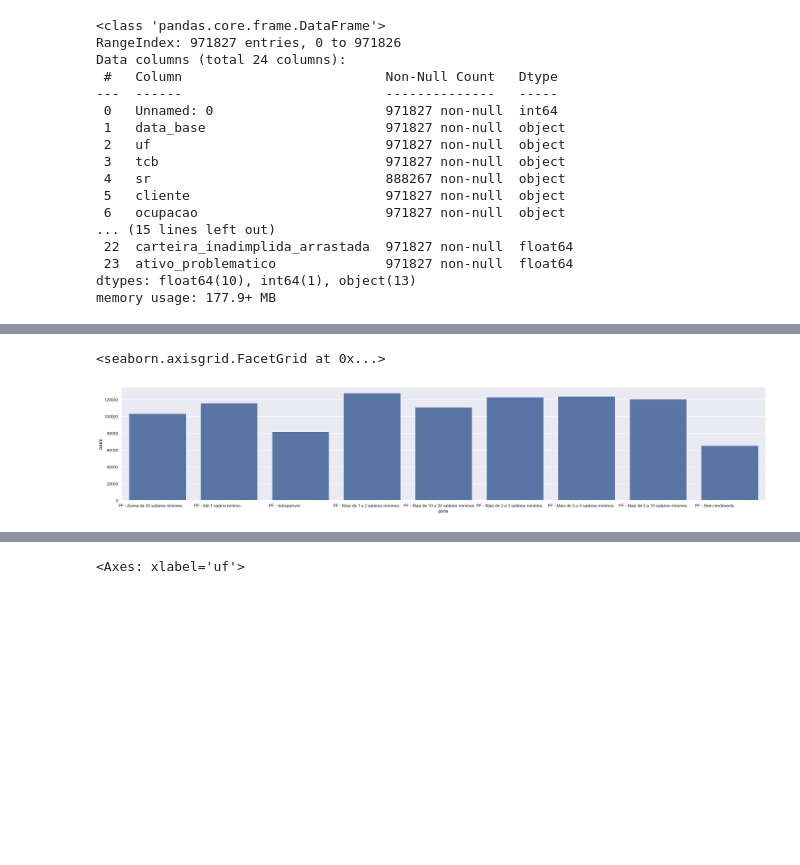
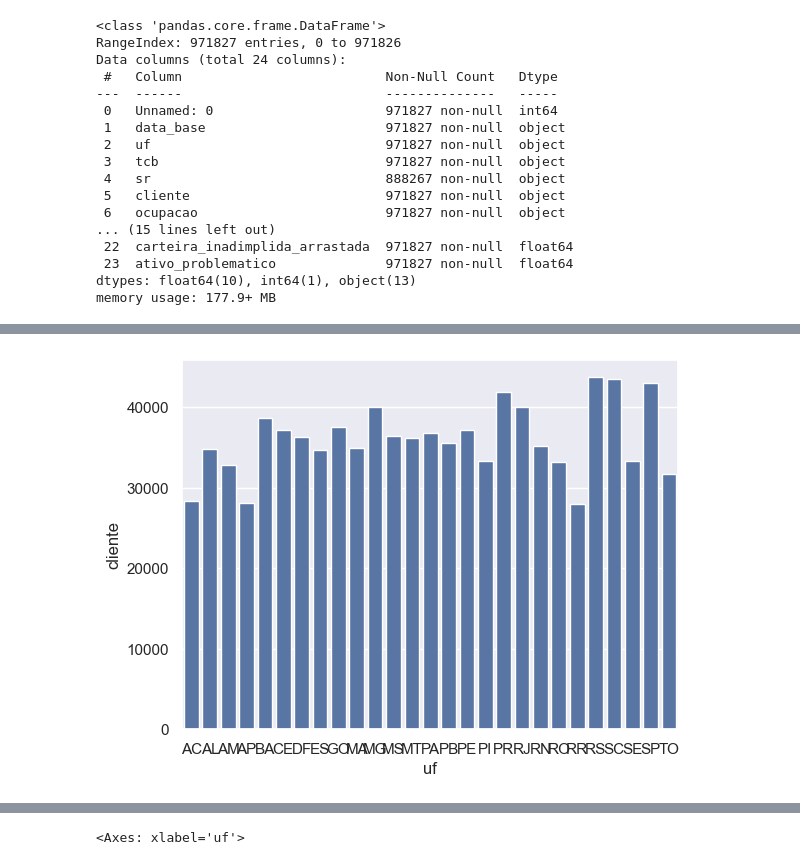
Before and after one commit to FranciniSantana/analise-scr-data, a Jupyter notebook: notebook/analise-descritiva.ipynb, the cells around one changed output, grey strips where cells are left out. Drawn from its saved outputs; the diff is of its cells as text; code cells hidden in the pictures; blank space fills up the shorter version.

```diff
--- a/notebook/analise-descritiva.ipynb
+++ b/notebook/analise-descritiva.ipynb
@@ -57,6 +58,6 @@ df[colunas_numericas].describe()
 | 75% | 2024263.31 | 774717.10 | 42389.47 | 623.95 | ... |
 | max | 5581369744.12 | 1888495264.63 | 255548319.52 | 70322519.44 | ... |
 # %%
-client_uf = df.groupby('uf')['cliente'].count()
+client_uf = df.groupby('uf')['cliente'].count().reset_index()
 client_uf
 # %% [output]
@@ -80,8 +81,7 @@ Name: cliente, dtype: int64
 # %%
 #definindo um tema para os gráficos
 sns.set_theme(style='darkgrid')
-# %%
-sns.catplot(data = df , x = "porte", kind= "count", height= 5, aspect= 5)
-# %% [output]
-<seaborn.axisgrid.FacetGrid at 0x...>
-[figure, removed]
+# %%
+ax = sns.barplot(data = client_uf , x ='uf', y = "cliente")
+# %% [output]
+[figure, added]
```
Also changed, not shown: parts of 3 cells of this notebook.
